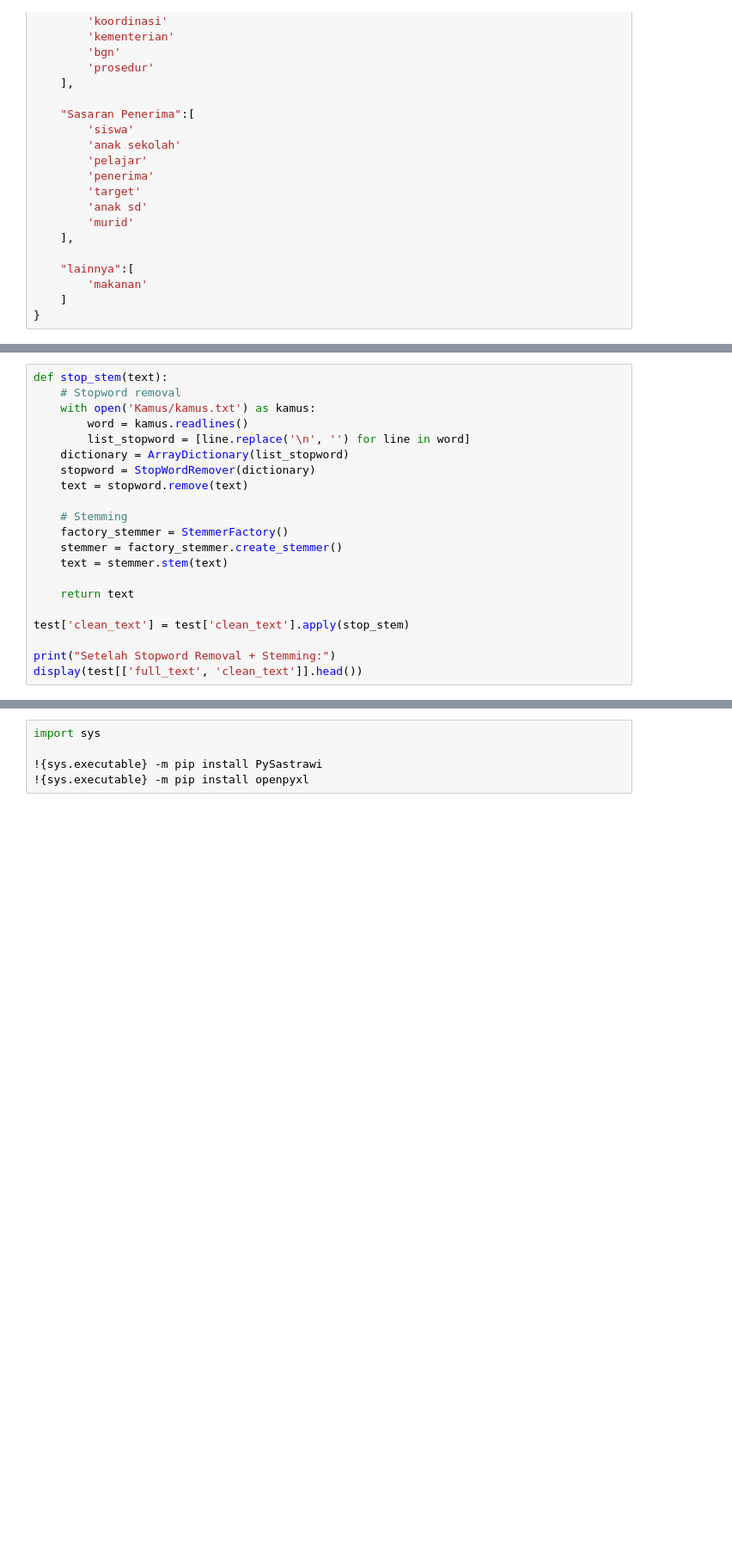
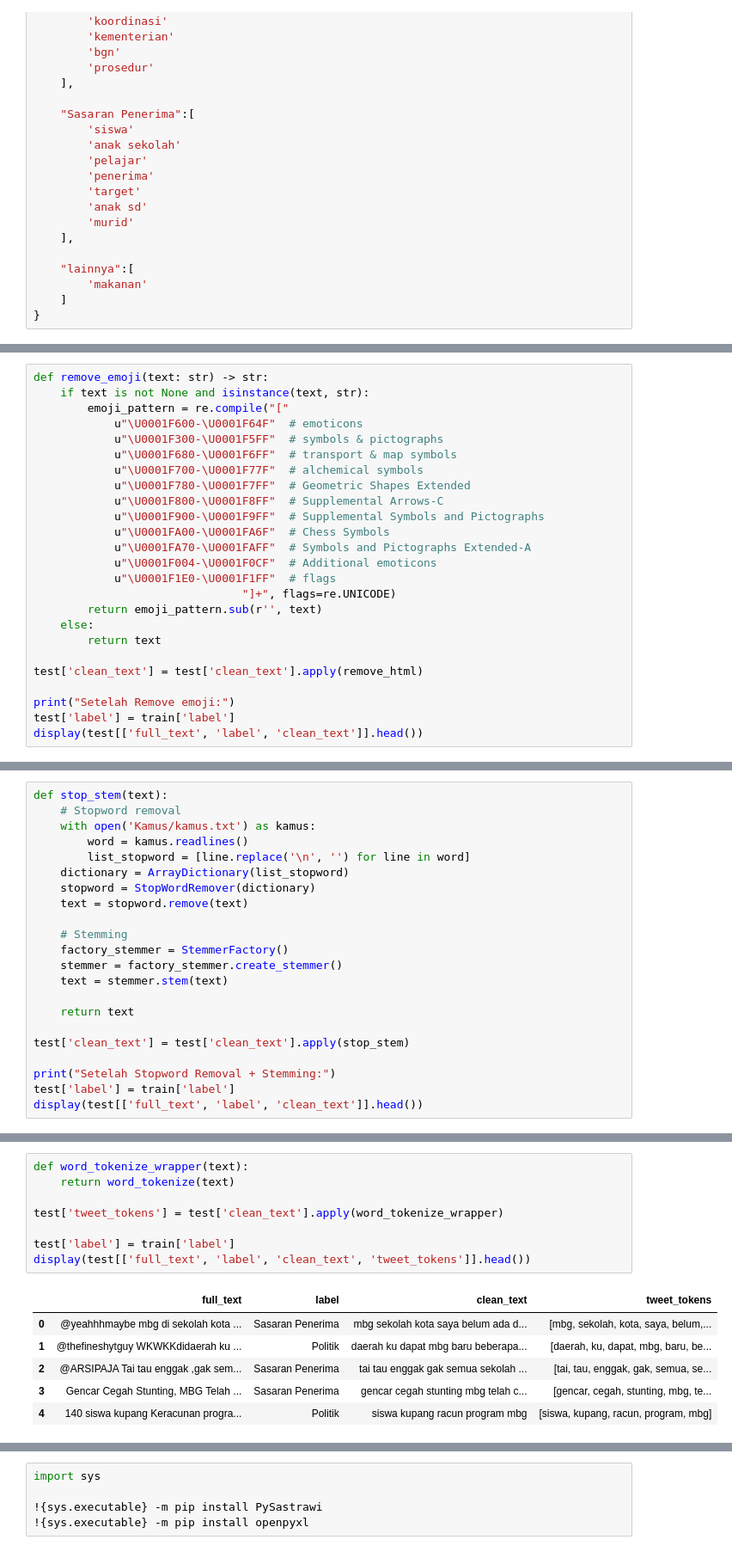
Before and after one commit to Requereves/BDC-2025, a Jupyter notebook: main.ipynb, the cells around one changed output, grey strips where cells are left out. Shown at 86% size. Drawn from its saved outputs; the diff is of its cells as text; blank space fills up the shorter version.

```diff
--- a/main.ipynb
+++ b/main.ipynb
@@ -174,0 +223,25 @@ Setelah Remove url:
+# %%
+def remove_emoji(text: str) -> str:
+    if text is not None and isinstance(text, str):
+        emoji_pattern = re.compile("["
+            u"\U0001F600-\U0001F64F"  # emoticons
+            u"\U0001F300-\U0001F5FF"  # symbols & pictographs
+            u"\U0001F680-\U0001F6FF"  # transport & map symbols
+            u"\U0001F700-\U0001F77F"  # alchemical symbols
+            u"\U0001F780-\U0001F7FF"  # Geometric Shapes Extended
+            u"\U0001F800-\U0001F8FF"  # Supplemental Arrows-C
+            u"\U0001F900-\U0001F9FF"  # Supplemental Symbols and Pictographs
+            u"\U0001FA00-\U0001FA6F"  # Chess Symbols
+            u"\U0001FA70-\U0001FAFF"  # Symbols and Pictographs Extended-A
+            u"\U0001F004-\U0001F0CF"  # Additional emoticons
+            u"\U0001F1E0-\U0001F1FF"  # flags
+                               "]+", flags=re.UNICODE)
+        return emoji_pattern.sub(r'', text)
+    else:
+        return text
+
+test['clean_text'] = test['clean_text'].apply(remove_html)
+
+print("Setelah Remove emoji:")
+test['label'] = train['label']
+display(test[['full_text', 'label', 'clean_text']].head())
@@ -192,5 +273,6 @@ def stop_stem(text):
 test['clean_text'] = test['clean_text'].apply(stop_stem)
 
 print("Setelah Stopword Removal + Stemming:")
-display(test[['full_text', 'clean_text']].head())
+test['label'] = train['label']
+display(test[['full_text', 'label', 'clean_text']].head())
 # %% [output]
@@ -197,0 +286,15 @@ NameError: name 'ArrayDictionary' is not defined
+# %%
+def word_tokenize_wrapper(text):
+    return word_tokenize(text)
+
+test['tweet_tokens'] = test['clean_text'].apply(word_tokenize_wrapper)
+
+test['label'] = train['label']
+display(test[['full_text', 'label', 'clean_text', 'tweet_tokens']].head())
+# %% [output]
+|  | full_text | label | clean_text | tweet_tokens |
+| 0 | @yeahhhmaybe mbg di sekolah kota ... | Sasaran Penerima | mbg sekolah kota saya belum ada d... | [mbg, sekolah, kota, saya, belum,... |
+| 1 | @thefineshytguy WKWKKdidaerah ku ... | Politik | daerah ku dapat mbg baru beberapa... | [daerah, ku, dapat, mbg, baru, be... |
+| 2 | @ARSIPAJA Tai tau enggak ,gak sem... | Sasaran Penerima | tai tau enggak gak semua sekolah ... | [tai, tau, enggak, gak, semua, se... |
+| 3 | Gencar Cegah Stunting, MBG Telah ... | Sasaran Penerima | gencar cegah stunting mbg telah c... | [gencar, cegah, stunting, mbg, te... |
+| 4 | 140 siswa kupang Keracunan progra... | Politik | siswa kupang racun program mbg | [siswa, kupang, racun, program, mbg] |
```
Also changed, not shown: parts of 11 cells of this notebook, 1 other file.
